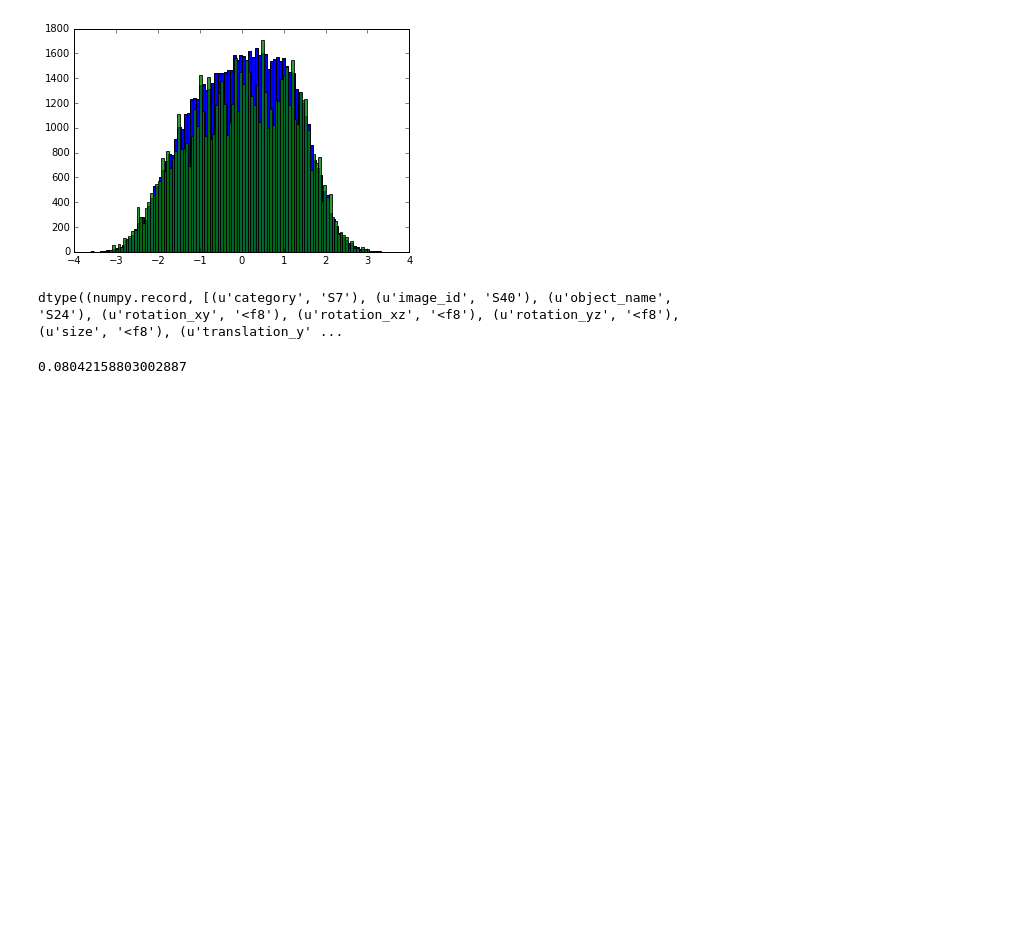
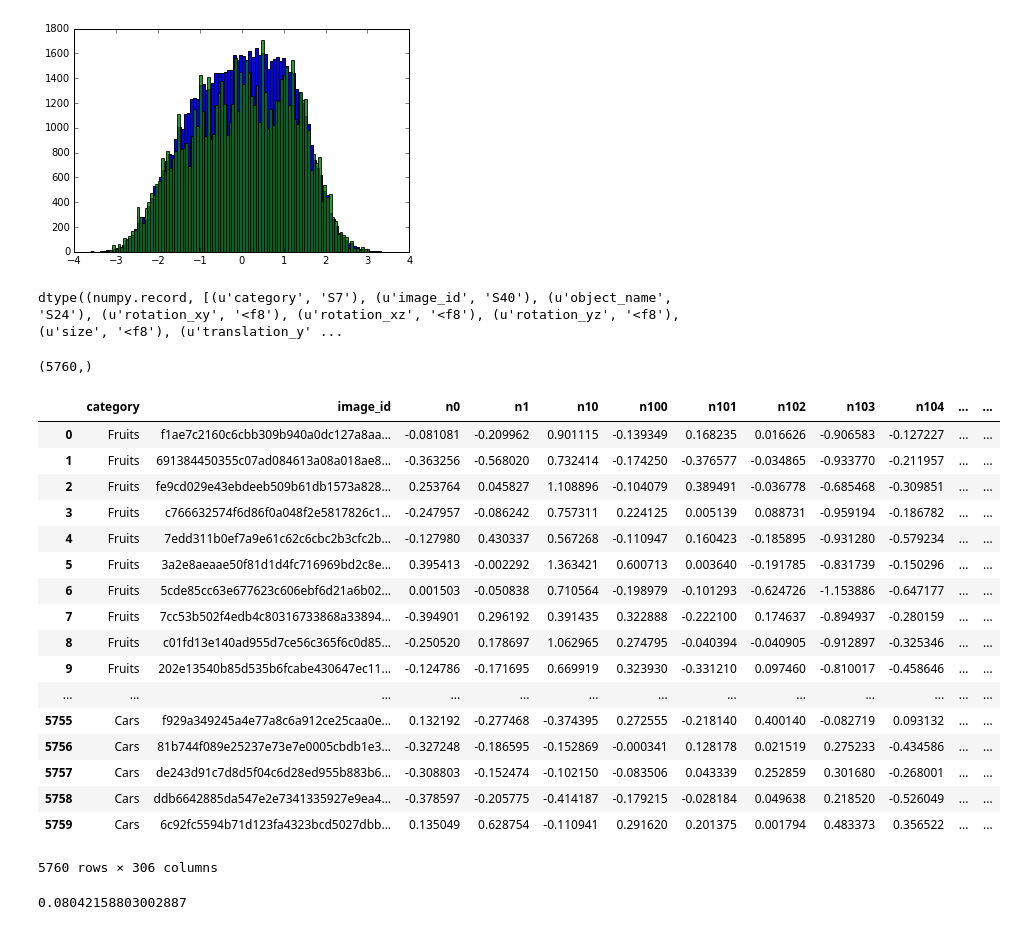
Before and after one commit to neuroailab/psych253, a Jupyter notebook: archives/2018/Lecture15.ipynb, the cells around one changed output. Saved outputs shown, nothing was run; the diff lists cells and outputs as text; code cells hidden in the pictures; blank space fills up the shorter version.

```diff
--- a/Lecture15.ipynb
+++ b/archives/2018/Lecture15.ipynb
@@ -201,6 +244,31 @@ data_dict = {'n%d' % d : Neural_Data[:, d] for d in range(Neural_Data.shape[1])}
 data_dict.update({k: meta_array[k] for k in meta_array.dtype.names})
 
 neural_data_frame = pandas.DataFrame.from_dict(data_dict)
+# %%
+data_dict['n32'].shape
+# %% [output]
+(5760,)
+# %%
+neural_data_frame
+# %% [output]
+|  | category | image_id | n0 | n1 | n10 | n100 | n101 | n102 | n103 | n104 | ... | ... |
+| 0 | Fruits | f1ae7c2160c6cbb309b940a0dc127a8aa... | -0.081081 | -0.209962 | 0.901115 | -0.139349 | 0.168235 | 0.016626 | -0.906583 | -0.127227 | ... | ... |
+| 1 | Fruits | 691384450355c07ad084613a08a018ae8... | -0.363256 | -0.568020 | 0.732414 | -0.174250 | -0.376577 | -0.034865 | -0.933770 | -0.211957 | ... | ... |
+| 2 | Fruits | fe9cd029e43ebdeeb509b61db1573a828... | 0.253764 | 0.045827 | 1.108896 | -0.104079 | 0.389491 | -0.036778 | -0.685468 | -0.309851 | ... | ... |
+| 3 | Fruits | c766632574f6d86f0a048f2e5817826c1... | -0.247957 | -0.086242 | 0.757311 | 0.224125 | 0.005139 | 0.088731 | -0.959194 | -0.186782 | ... | ... |
+| 4 | Fruits | 7edd311b0ef7a9e61c62c6cbc2b3cfc2b... | -0.127980 | 0.430337 | 0.567268 | -0.110947 | 0.160423 | -0.185895 | -0.931280 | -0.579234 | ... | ... |
+| 5 | Fruits | 3a2e8aeaae50f81d1d4fc716969bd2c8e... | 0.395413 | -0.002292 | 1.363421 | 0.600713 | 0.003640 | -0.191785 | -0.831739 | -0.150296 | ... | ... |
+| 6 | Fruits | 5cde85cc63e677623c606ebf6d21a6b02... | 0.001503 | -0.050838 | 0.710564 | -0.198979 | -0.101293 | -0.624726 | -1.153886 | -0.647177 | ... | ... |
+| 7 | Fruits | 7cc53b502f4edb4c80316733868a33894... | -0.394901 | 0.296192 | 0.391435 | 0.322888 | -0.222100 | 0.174637 | -0.894937 | -0.280159 | ... | ... |
+| 8 | Fruits | c01fd13e140ad955d7ce56c365f6c0d85... | -0.250520 | 0.178697 | 1.062965 | 0.274795 | -0.040394 | -0.040905 | -0.912897 | -0.325346 | ... | ... |
+| 9 | Fruits | 202e13540b85d535b6fcabe430647ec11... | -0.124786 | -0.171695 | 0.669919 | 0.323930 | -0.331210 | 0.097460 | -0.810017 | -0.458646 | ... | ... |
+| ... | ... | ... | ... | ... | ... | ... | ... | ... | ... | ... | ... | ... |
+| 5755 | Cars | f929a349245a4e77a8c6a912ce25caa0e... | 0.132192 | -0.277468 | -0.374395 | 0.272555 | -0.218140 | 0.400140 | -0.082719 | 0.093132 | ... | ... |
+| 5756 | Cars | 81b744f089e25237e73e7e0005cbdb1e3... | -0.327248 | -0.186595 | -0.152869 | -0.000341 | 0.128178 | 0.021519 | 0.275233 | -0.434586 | ... | ... |
+| 5757 | Cars | de243d91c7d8d5f04c6d28ed955b883b6... | -0.308803 | -0.152474 | -0.102150 | -0.083506 | 0.043339 | 0.252859 | 0.301680 | -0.268001 | ... | ... |
+| 5758 | Cars | ddb6642885da547e2e7341335927e9ea4... | -0.378597 | -0.205775 | -0.414187 | -0.179215 | -0.028184 | 0.049638 | 0.218520 | -0.526049 | ... | ... |
+| 5759 | Cars | 6c92fc5594b71d123fa4323bcd5027dbb... | 0.135049 | 0.628754 | -0.110941 | 0.291620 | 0.201375 | 0.001794 | 0.483373 | 0.356522 | ... | ... |
+5760 rows × 306 columns
 # %%
 res = lm(formula='n0 ~ 1 + category', data=neural_data_frame)
 resid_vec_res = np.asarray(resid(res))
```
Also changed, not shown: parts of 20 cells of this notebook, 9 other files.
